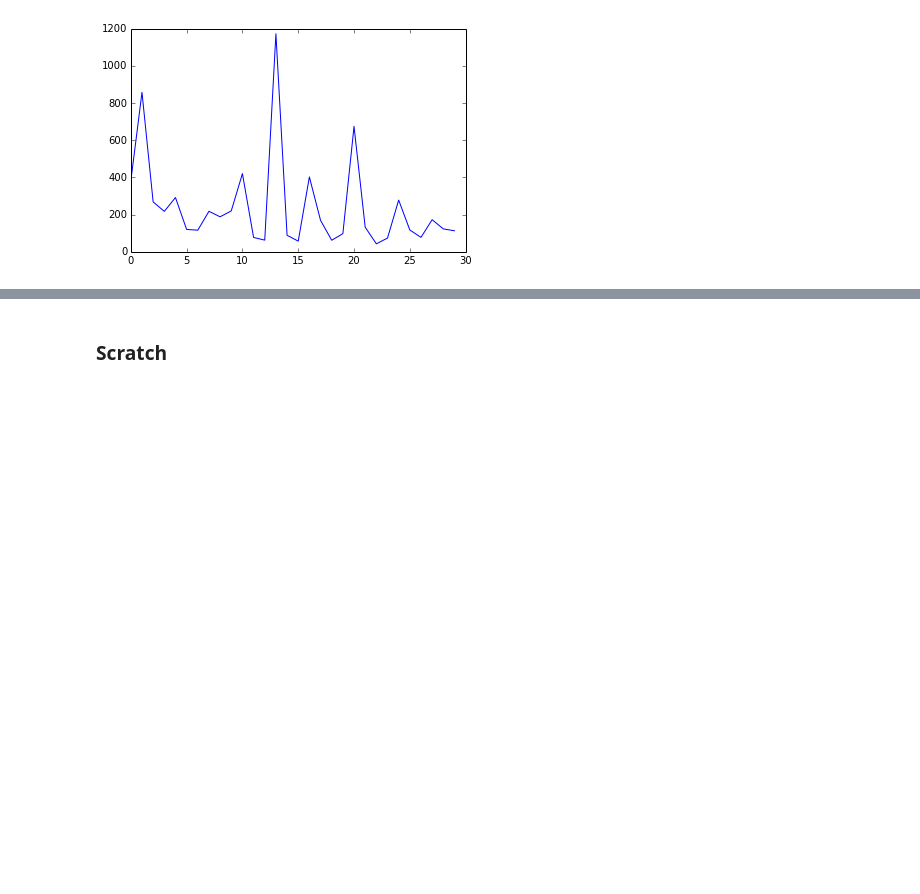
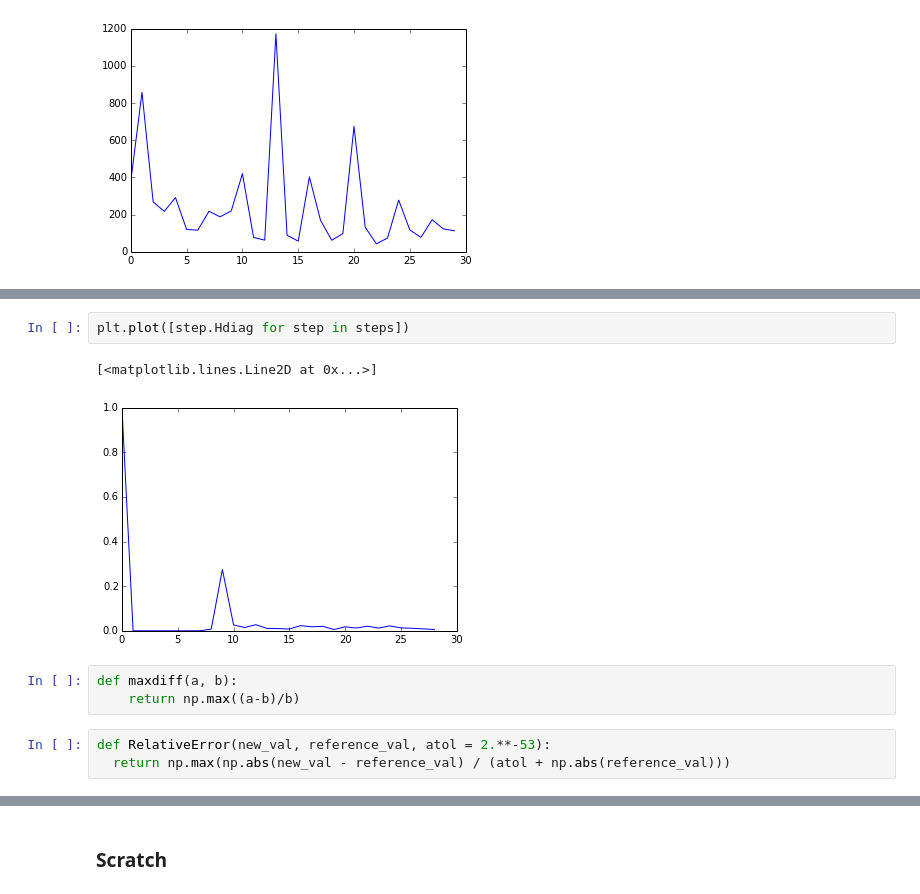
Before and after one commit to yaroslavvb/lbfgs, a Jupyter notebook: lbfgs-macbook.ipynb, the cells around one changed output, grey strips where cells are left out. Saved outputs shown, nothing was run; the diff lists cells and outputs as text; blank space fills up the shorter version.

```diff
--- a/lbfgs-macbook.ipynb
+++ b/lbfgs-macbook.ipynb
@@ -297,0 +382,11 @@ plt.plot([np.linalg.norm(g) for g in lua_grads])
+# %%
+plt.plot([step.Hdiag for step in steps])
+# %% [output]
+[<matplotlib.lines.Line2D at 0x...>]
+[figure, added]
+# %%
+def maxdiff(a, b):
+    return np.max((a-b)/b)
+# %%
+def RelativeError(new_val, reference_val, atol = 2.**-53):
+  return np.max(np.abs(new_val - reference_val) / (atol + np.abs(reference_val)))
```
Also changed, not shown: parts of 91 cells of this notebook, 1 other file.
